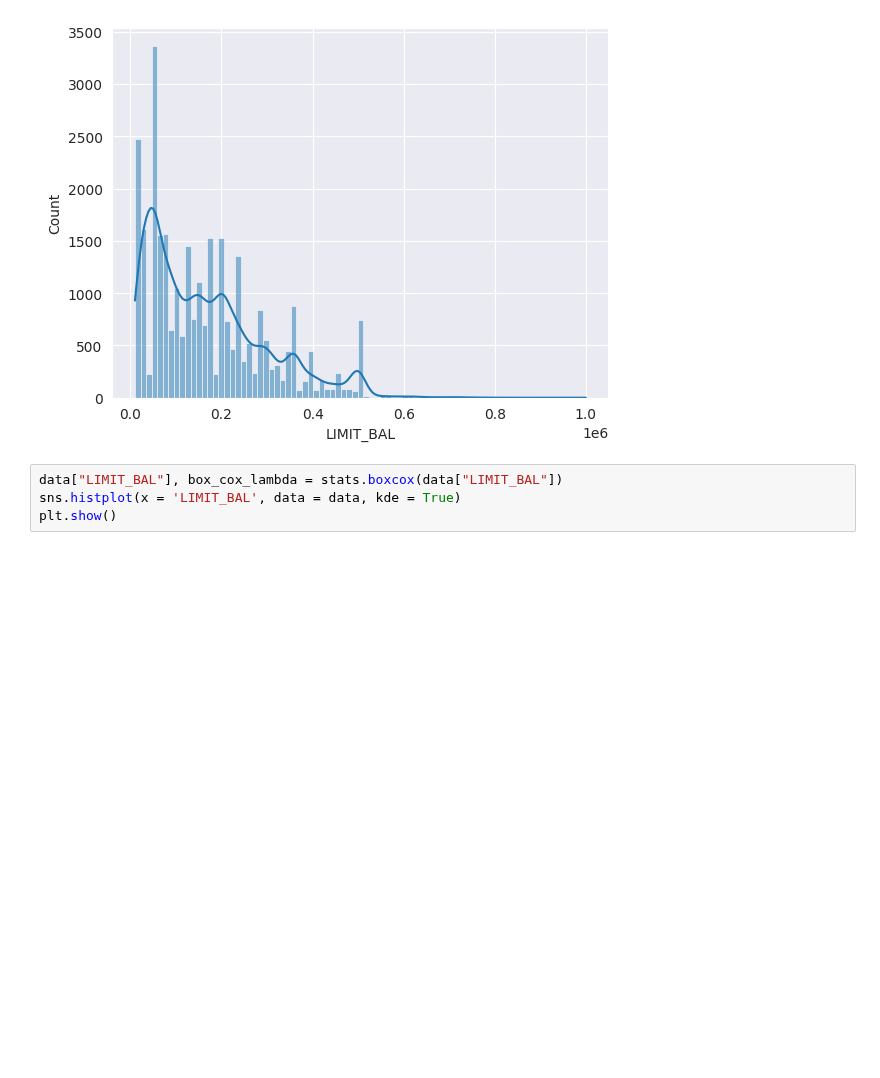
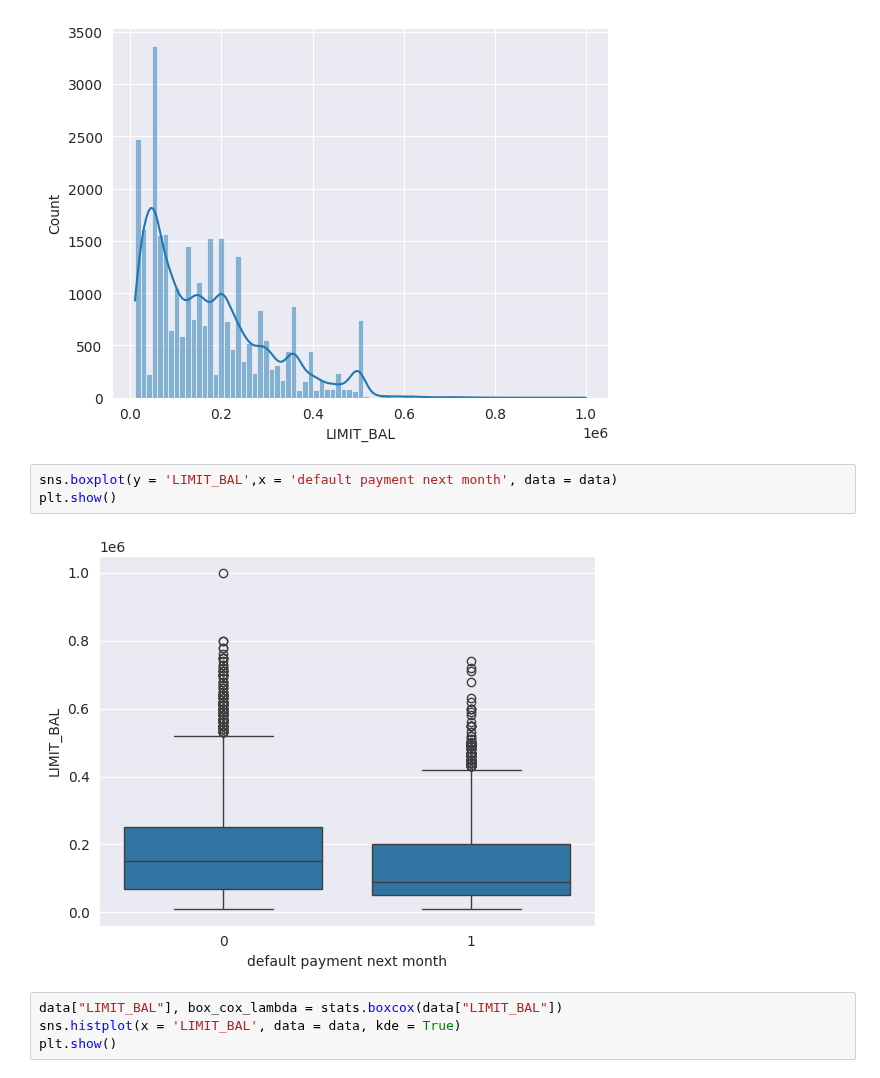
Before and after one commit to indian-coder-aarush/Learning, a Jupyter notebook: credit-card/credit-card-eda.ipynb, the cells around one changed output. Cells and saved outputs as stored; diff of their text form; blank space fills up the shorter version.

```diff
--- a/credit-card/credit-card-eda.ipynb
+++ b/credit-card/credit-card-eda.ipynb
@@ -80,6 +80,11 @@ sns.histplot(x = 'LIMIT_BAL', data = data, kde = True)
 plt.show()
 # %% [output]
 [figure]
+# %%
+sns.boxplot(y = 'LIMIT_BAL',x = 'default payment next month', data = data)
+plt.show()
+# %% [output]
+[figure, added]
 # %%
 data["LIMIT_BAL"], box_cox_lambda = stats.boxcox(data["LIMIT_BAL"])
 sns.histplot(x = 'LIMIT_BAL', data = data, kde = True)
```
Also changed, not shown: parts of 4 cells of this notebook.
